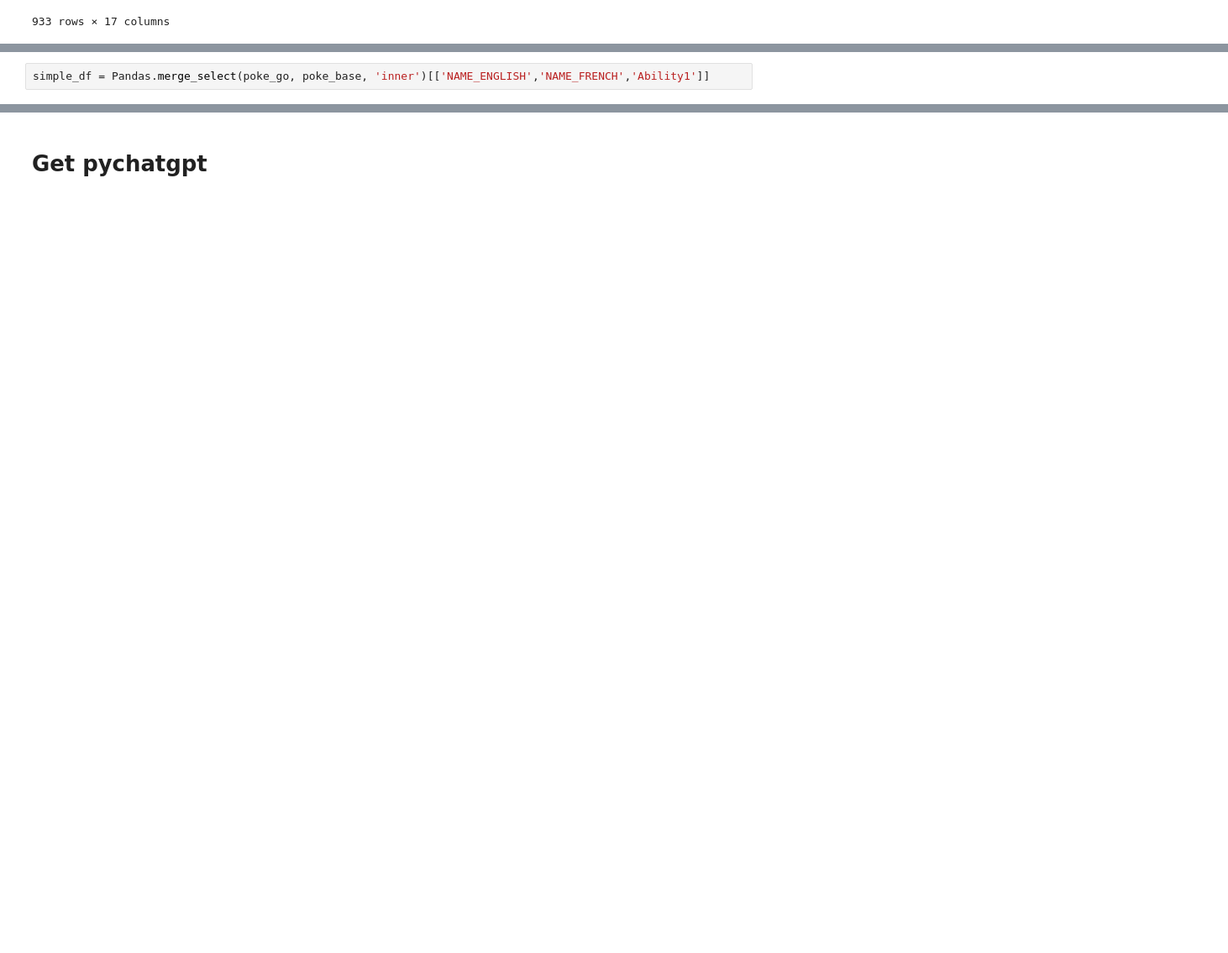
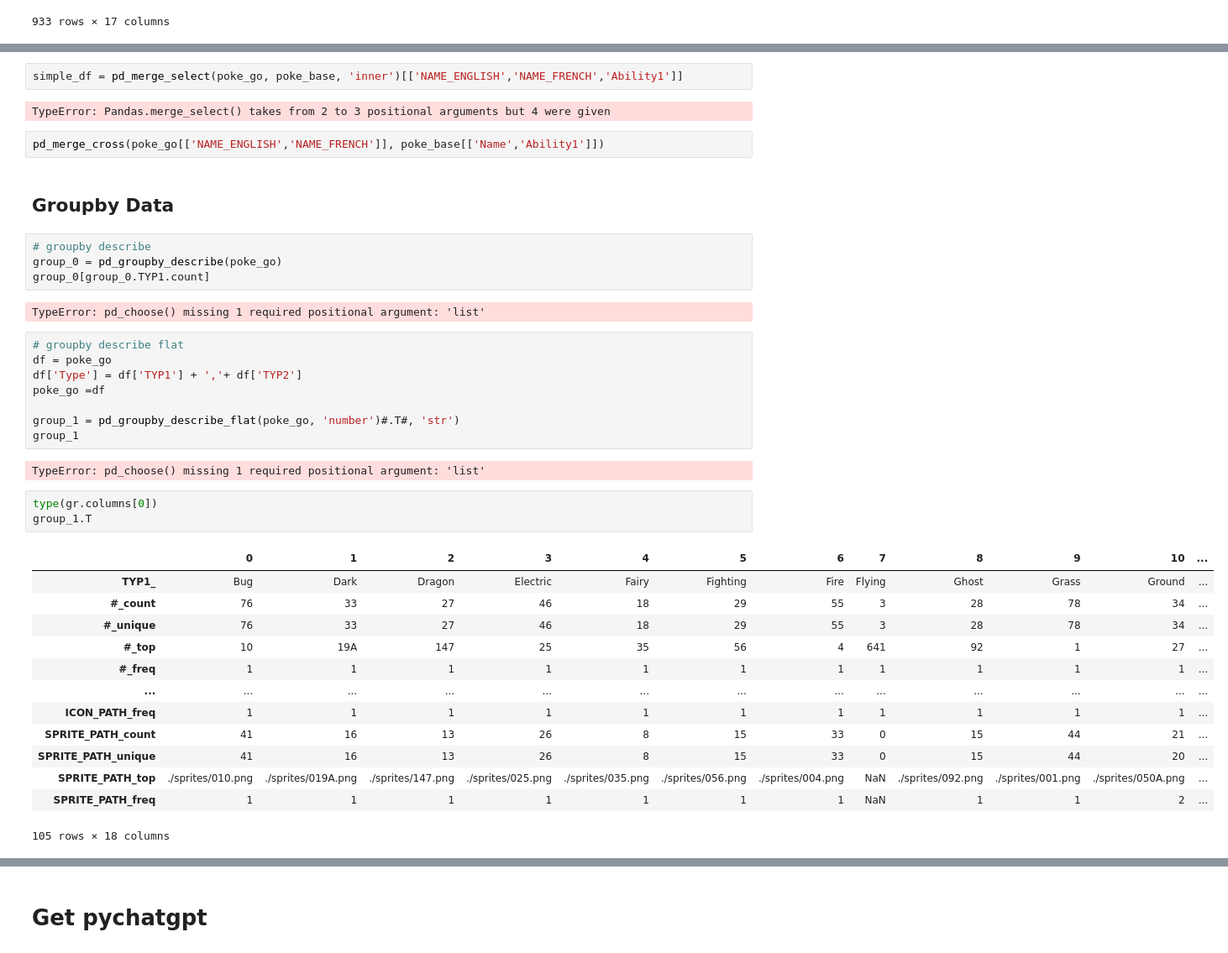
Before and after one commit to johndef64/pyutilities_datascience, a Jupyter notebook: general_utilities.ipynb, the cells around one changed output, grey strips where cells are left out. Shown at 84% size. Saved outputs shown, nothing was run; the diff lists cells and outputs as text; blank space fills up the shorter version.

```diff
--- a/general_utilities.ipynb
+++ b/general_utilities.ipynb
@@ -246,2 +290,41 @@ class Pandas:
 # %%
-simple_df = Pandas.merge_select(poke_go, poke_base, 'inner')[['NAME_ENGLISH','NAME_FRENCH','Ability1']]
+simple_df = pd_merge_select(poke_go, poke_base, 'inner')[['NAME_ENGLISH','NAME_FRENCH','Ability1']]
+# %% [output]
+TypeError: Pandas.merge_select() takes from 2 to 3 positional arguments but 4 were given
+# %%
+pd_merge_cross(poke_go[['NAME_ENGLISH','NAME_FRENCH']], poke_base[['Name','Ability1']])
+# %% [markdown]
+## Groupby Data
+# %%
+# groupby describe
+group_0 = pd_groupby_describe(poke_go)
+group_0[group_0.TYP1.count]
+# %% [output]
+TypeError: pd_choose() missing 1 required positional argument: 'list'
+# %%
+# groupby describe flat
+df = poke_go
+df['Type'] = df['TYP1'] + ','+ df['TYP2']
+poke_go =df
+
+group_1 = pd_groupby_describe_flat(poke_go, 'number')#.T#, 'str')
+group_1
+# %% [output]
+TypeError: pd_choose() missing 1 required positional argument: 'list'
+# %%
+type(gr.columns[0])
+group_1.T
+# %% [output]
+|  | 0 | 1 | 2 | 3 | 4 | 5 | 6 | 7 | 8 | 9 | 10 | ... |
+| TYP1_ | Bug | Dark | Dragon | Electric | Fairy | Fighting | Fire | Flying | Ghost | Grass | Ground | ... |
+| #_count | 76 | 33 | 27 | 46 | 18 | 29 | 55 | 3 | 28 | 78 | 34 | ... |
+| #_unique | 76 | 33 | 27 | 46 | 18 | 29 | 55 | 3 | 28 | 78 | 34 | ... |
+| #_top | 10 | 19A | 147 | 25 | 35 | 56 | 4 | 641 | 92 | 1 | 27 | ... |
+| #_freq | 1 | 1 | 1 | 1 | 1 | 1 | 1 | 1 | 1 | 1 | 1 | ... |
+| ... | ... | ... | ... | ... | ... | ... | ... | ... | ... | ... | ... | ... |
+| ICON_PATH_freq | 1 | 1 | 1 | 1 | 1 | 1 | 1 | 1 | 1 | 1 | 1 | ... |
+| SPRITE_PATH_count | 41 | 16 | 13 | 26 | 8 | 15 | 33 | 0 | 15 | 44 | 21 | ... |
+| SPRITE_PATH_unique | 41 | 16 | 13 | 26 | 8 | 15 | 33 | 0 | 15 | 44 | 20 | ... |
+| SPRITE_PATH_top | ./sprites/010.png | ./sprites/019A.png | ./sprites/147.png | ./sprites/025.png | ./sprites/035.png | ./sprites/056.png | ./sprites/004.png | NaN | ./sprites/092.png | ./sprites/001.png | ./sprites/050A.png | ... |
+| SPRITE_PATH_freq | 1 | 1 | 1 | 1 | 1 | 1 | 1 | NaN | 1 | 1 | 2 | ... |
+105 rows × 18 columns
```
Also changed, not shown: parts of 20 cells of this notebook.
